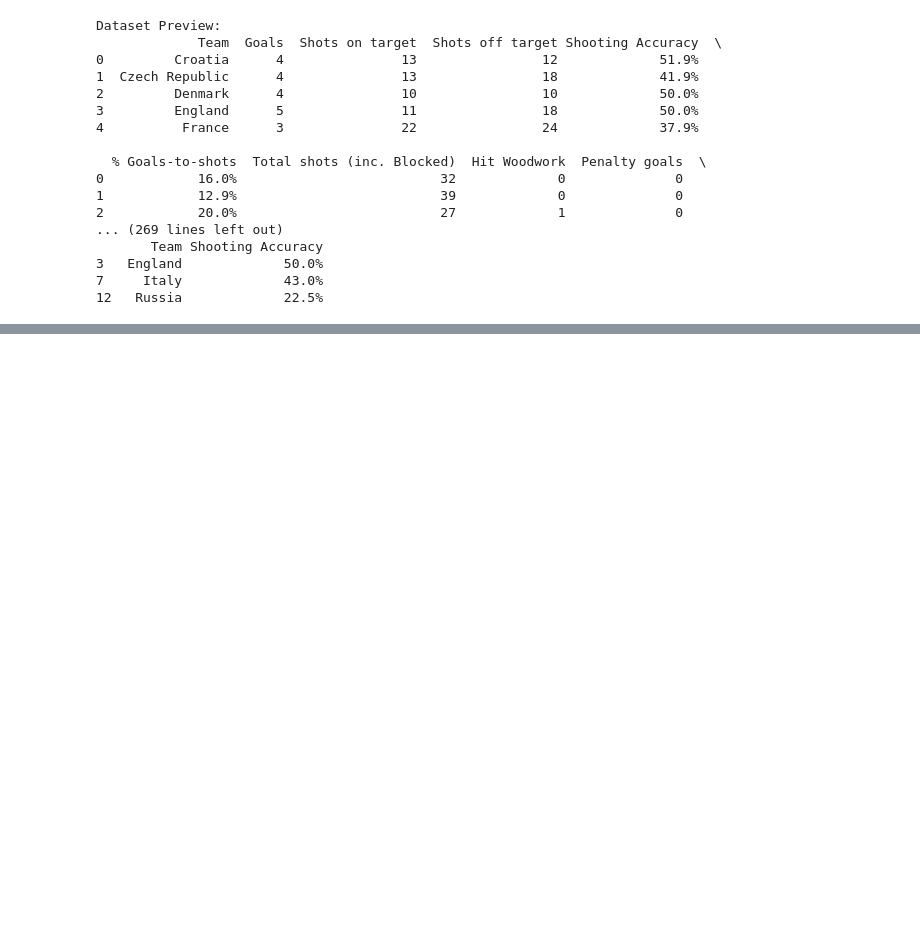
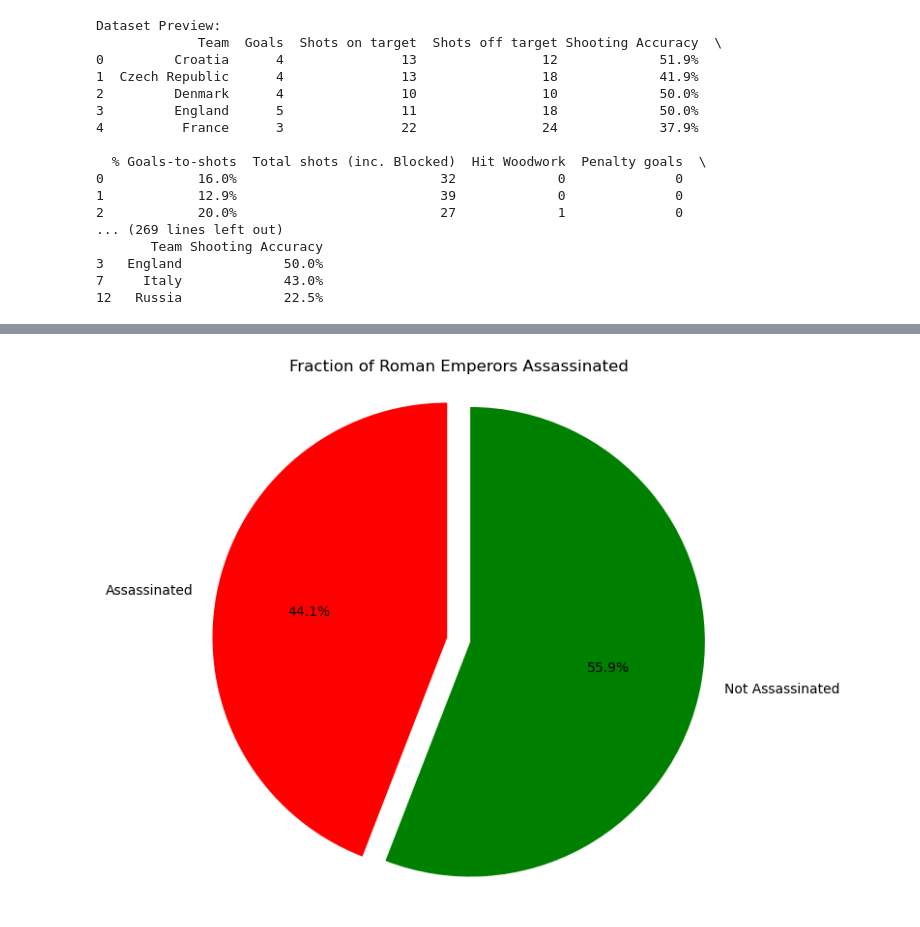
Before and after one commit to takshilk-gc/Takshil.Khorasia.BDAT1004PS3, a Jupyter notebook: ProblemSet3Solution.ipynb, the cells around one changed output, grey strips where cells are left out. Drawn from its saved outputs; the diff is of its cells as text; code cells hidden in the pictures; blank space fills up the shorter version.

```diff
--- a/ProblemSet3Solution.ipynb
+++ b/ProblemSet3Solution.ipynb
@@ -188,0 +634,33 @@ Dataset Preview:
+# %%
+# Step 1: Import necessary libraries
+import pandas as pd
+import matplotlib.pyplot as plt
+
+# Step 2: Load the dataset
+url = "roman-emperor-reigns.csv"
+df = pd.read_csv(url)
+
+# Step 3: Count the number of emperors who were assassinated and not assassinated
+assassinated = df['Cause_of_Death'].str.contains('assassinated', case=False, na=False).sum()
+not_assassinated = len(df) - assassinated
+
+# Step 4: Prepare data for the pie chart
+labels = ['Assassinated', 'Not Assassinated']
+sizes = [assassinated, not_assassinated]
+colors = ['red', 'green']  # Choose colors for the slices
+explode = (0.1, 0)  # Highlight the 'Assassinated' slice
+
+# Step 5: Create the pie chart
+plt.figure(figsize=(7, 7))  # Set the figure size to make it a circle
+plt.pie(sizes, labels=labels, colors=colors, autopct='%1.1f%%', startangle=90, explode=explode)
+
+# Step 6: Equal aspect ratio ensures that the pie chart is a circle
+plt.axis('equal')  # Equal aspect ratio ensures that pie chart is drawn as a circle
+
+# Step 7: Add a title
+plt.title('Fraction of Roman Emperors Assassinated')
+
+# Step 8: Display the plot
+plt.show()
+# %% [output]
+[figure, added]
```
Also changed, not shown: parts of 16 cells of this notebook, 5 other files.
